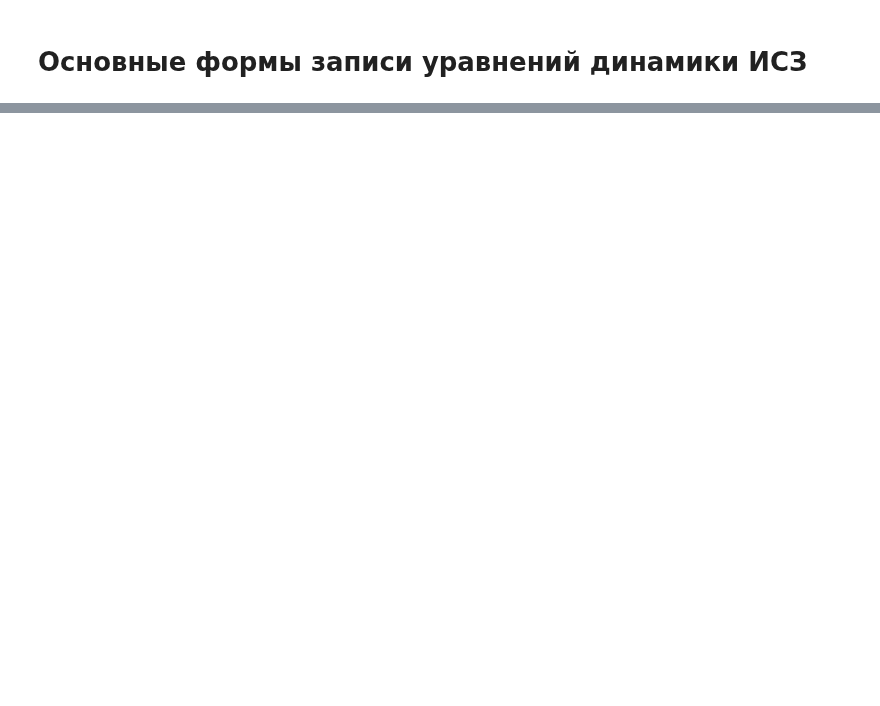
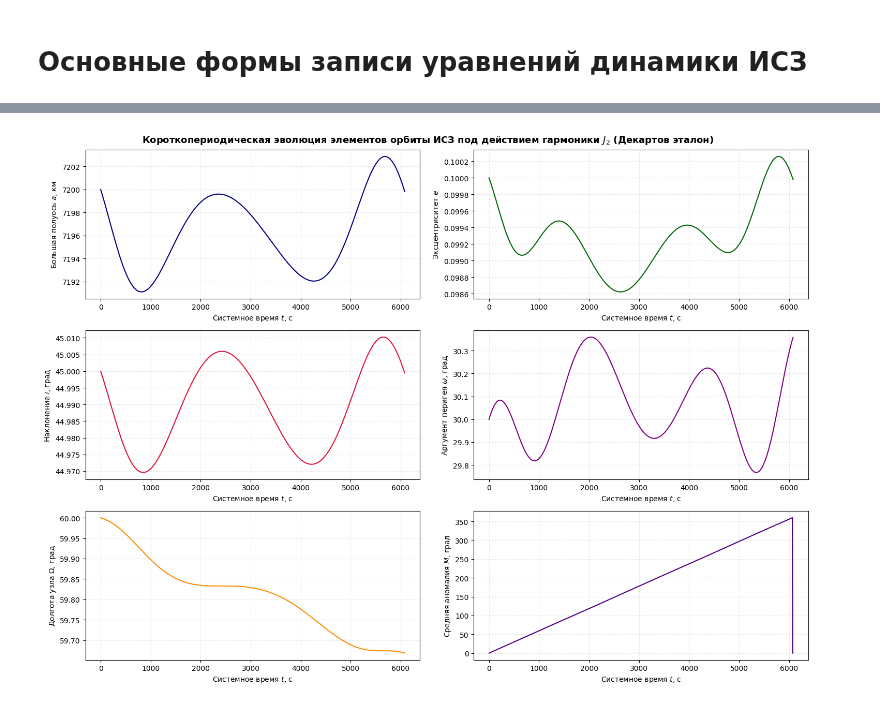
Before and after one commit to DPritykin/nonlinear-dynamics, a Jupyter notebook: Asymtotic Methods in Astrodynamics/A.4 Основные формы записи уравнений динамики ИСЗ.ipynb, the cells around one changed output, grey strips where cells are left out. Drawn from its saved outputs; the diff is of its cells as text; code cells hidden in the pictures; blank space fills up the shorter version.

```diff
--- a/Asymtotic Methods in Astrodynamics/A.4 Основные формы записи уравнений динамики ИСЗ.ipynb
+++ b/Asymtotic Methods in Astrodynamics/A.4 Основные формы записи уравнений динамики ИСЗ.ipynb
@@ -2,0 +268,24 @@
+# %%
+# Пошаговое проецирование декартова трека в элементы Кеплера
+history = np.array([rv_to_kepler(sol_cart.y[0:3, k], sol_cart.y[3:6, k]) for k in range(len(t_eval))])
+
+# Перевод угловых компонент в градусы для наглядности отображения
+history[:, 2:6] = np.degrees(history[:, 2:6])
+
+fig, axs = plt.subplots(3, 2, figsize=(15, 11), dpi=100)
+labels = ['Большая полуось $a$, км', 'Эксцентриситет $e$', 'Наклонение $i$, град',
+          'Аргумент перигея $\omega$, град', 'Долгота узла $\Omega$, град', 'Средняя аномалия $M$, град']
+colors = ['navy', 'darkgreen', 'crimson', 'purple', 'darkorange', 'indigo']
+
+for idx, ax in enumerate(axs.flat):
+    ax.plot(t_eval, history[:, idx], color=colors[idx], linewidth=1.5)
+    ax.grid(True, linestyle=':', alpha=0.5)
+    ax.set_xlabel('Системное время $t$, с', fontsize=10)
+    ax.set_ylabel(labels[idx], fontsize=10)
+
+plt.suptitle('Короткопериодическая эволюция элементов орбиты ИСЗ под действием гармоники $J_2$ (Декартов эталон)',
+             fontsize=13, fontweight='bold', y=0.98)
+plt.tight_layout()
+plt.show()
+# %% [output]
+[figure, added]
```
Also changed, not shown: parts of 29 cells of this notebook, 1 other file.
